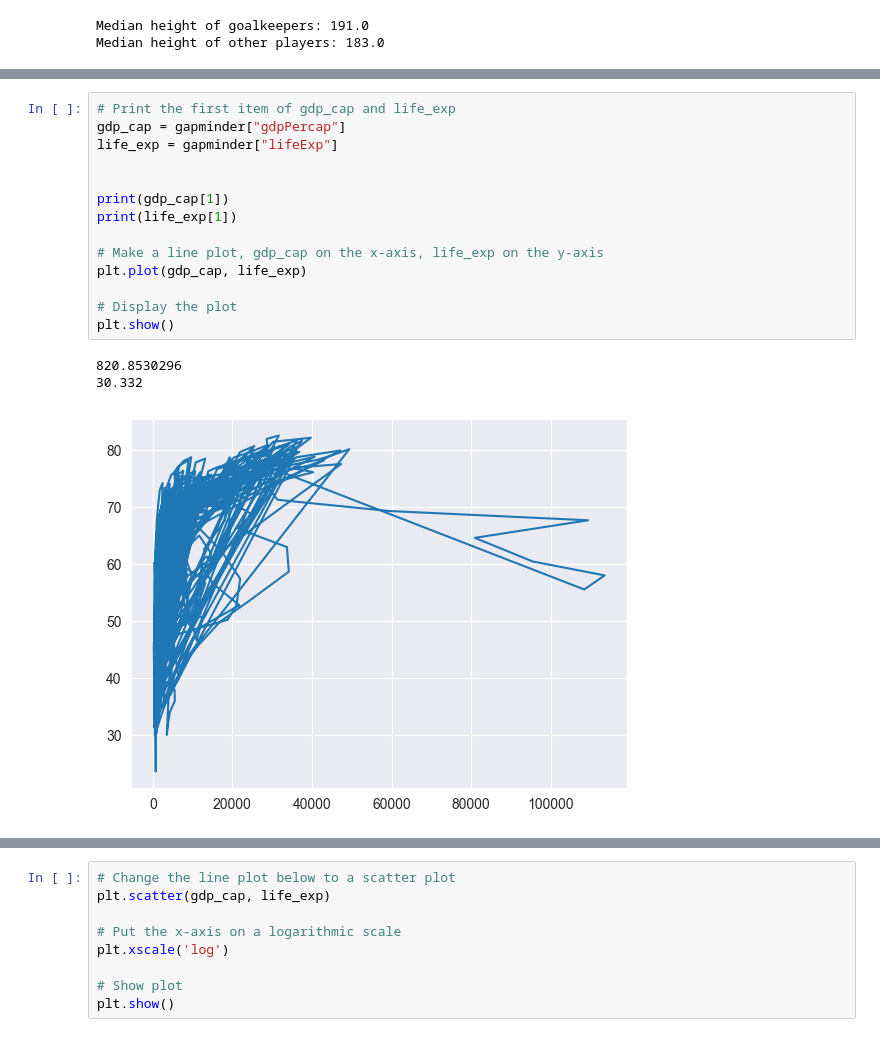
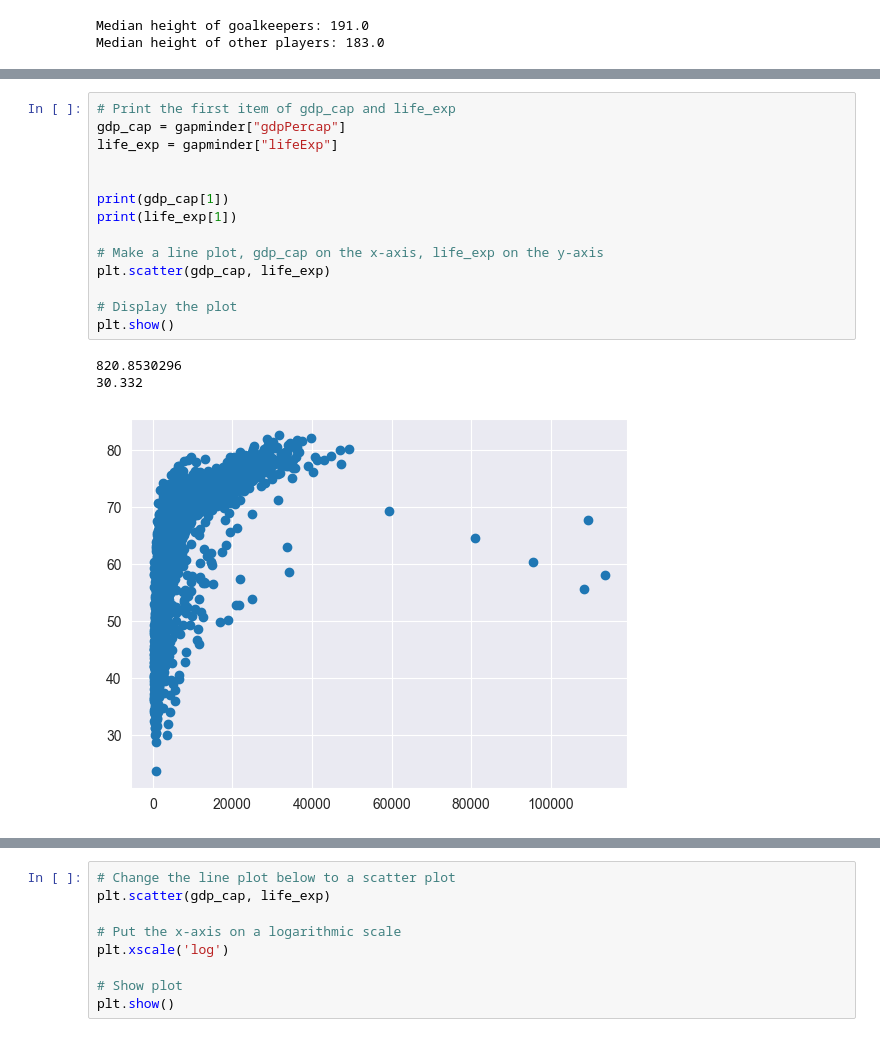
Before and after one commit to nilsjennissen/python-handbook, a Jupyter notebook: notebooks/python_intro.ipynb, the cells around one changed output, grey strips where cells are left out. Cells and saved outputs as stored; diff of their text form.

```diff
--- a/notebooks/python_intro.ipynb
+++ b/notebooks/python_intro.ipynb
@@ -875,18 +892,18 @@ plt.show()
 # %%
 # Print the first item of gdp_cap and life_exp
 gdp_cap = gapminder["gdpPercap"]
 life_exp = gapminder["lifeExp"]
 
 
 print(gdp_cap[1])
 print(life_exp[1])
 
 # Make a line plot, gdp_cap on the x-axis, life_exp on the y-axis
-plt.plot(gdp_cap, life_exp)
+plt.scatter(gdp_cap, life_exp)
 
 # Display the plot
 plt.show()
 # %% [output]
 820.8530296
 30.332
-[figure, old version]
+[figure, new version]
```
Also changed, not shown: parts of 39 cells of this notebook.
